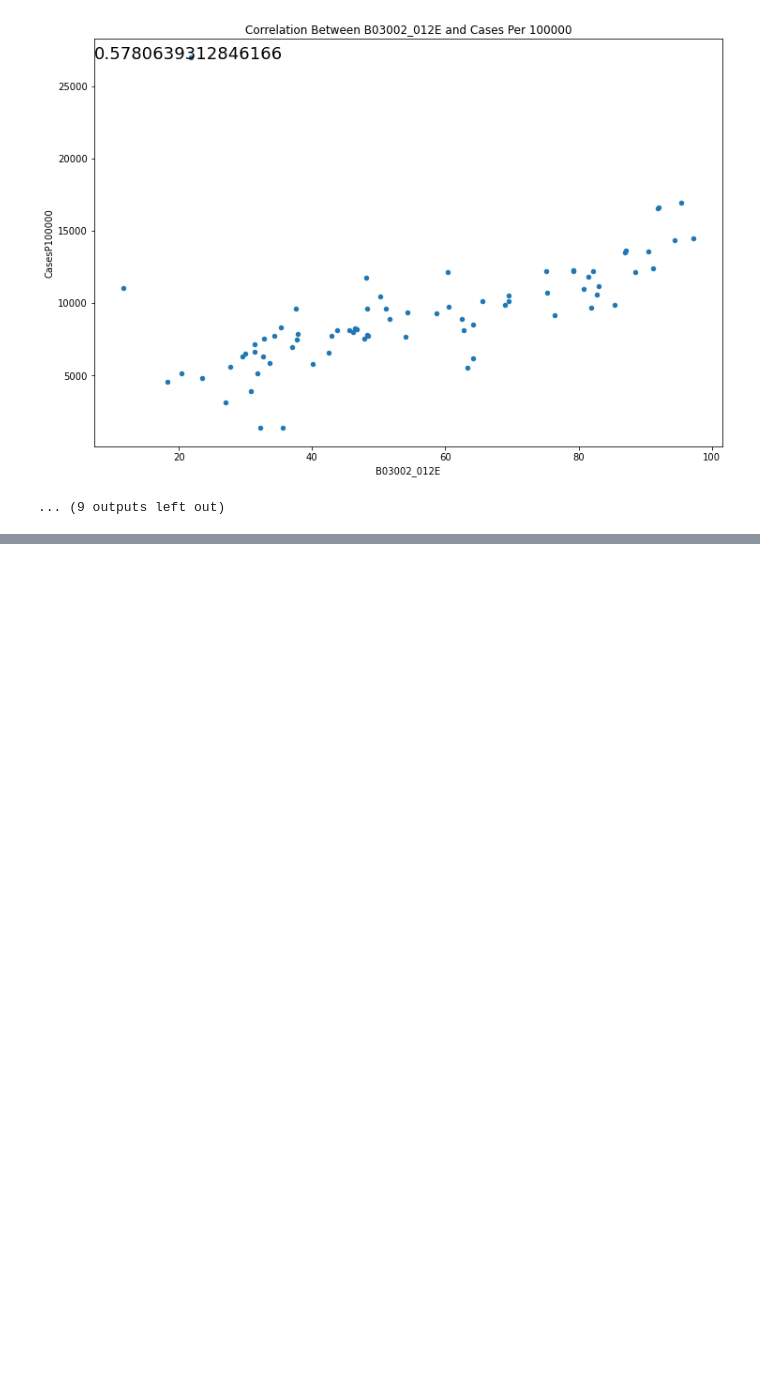
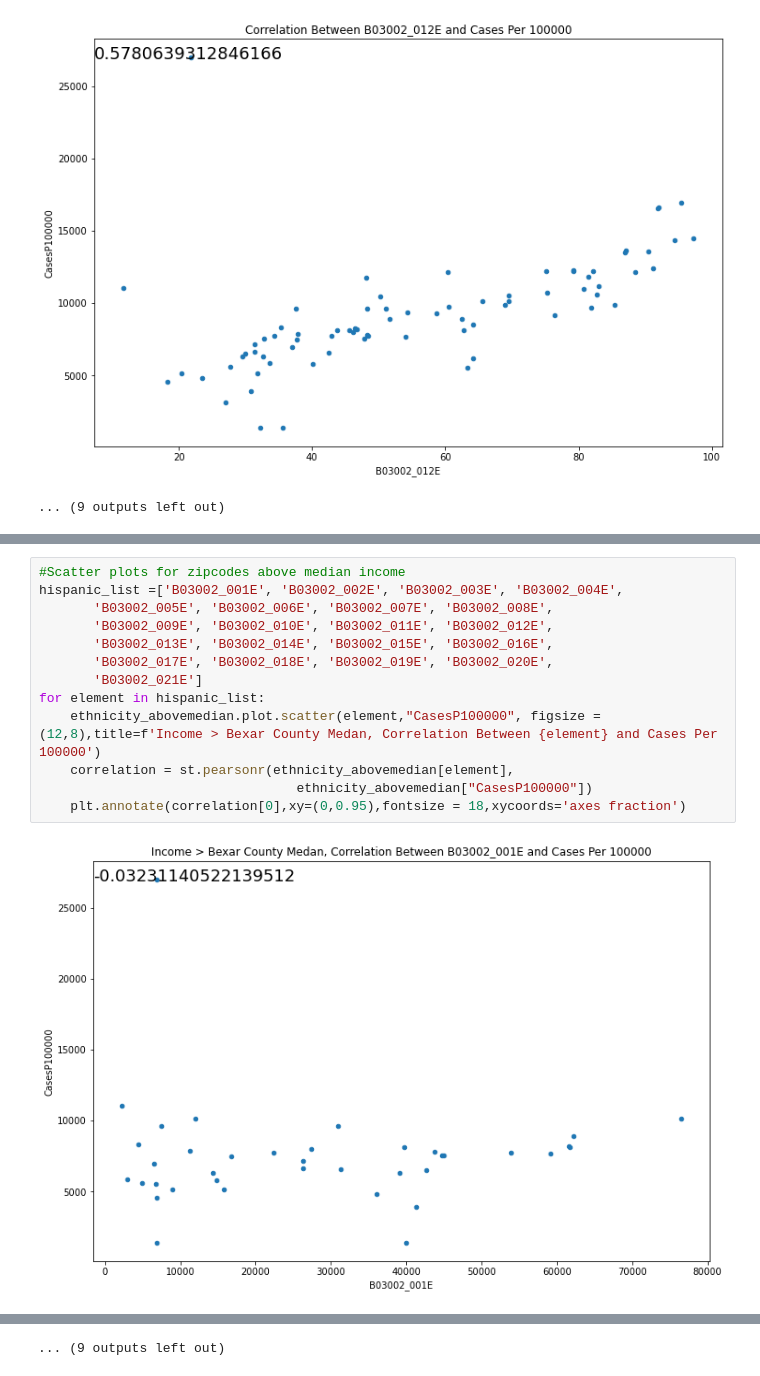
Before and after one commit to bakerv/COVID19, a Jupyter notebook: RaceCensusDataPull.ipynb, the cells around one changed output, grey strips where cells are left out. Drawn from its saved outputs; the diff is of its cells as text; blank space fills up the shorter version.

```diff
--- a/RaceCensusDataPull.ipynb
+++ b/RaceCensusDataPull.ipynb
@@ -446,0 +528,15 @@ for element in hispanic_list:
+# %%
+#Scatter plots for zipcodes above median income
+hispanic_list =['B03002_001E', 'B03002_002E', 'B03002_003E', 'B03002_004E',
+       'B03002_005E', 'B03002_006E', 'B03002_007E', 'B03002_008E',
+       'B03002_009E', 'B03002_010E', 'B03002_011E', 'B03002_012E',
+       'B03002_013E', 'B03002_014E', 'B03002_015E', 'B03002_016E',
+       'B03002_017E', 'B03002_018E', 'B03002_019E', 'B03002_020E',
+       'B03002_021E']
+for element in hispanic_list:
+    ethnicity_abovemedian.plot.scatter(element,"CasesP100000", figsize = (12,8),title=f'Income > Bexar County Medan, Correlation Between {element} and Cases Per 100000')
+    correlation = st.pearsonr(ethnicity_abovemedian[element],
+                                 ethnicity_abovemedian["CasesP100000"])
+    plt.annotate(correlation[0],xy=(0,0.95),fontsize = 18,xycoords='axes fraction')
+# %% [output]
+[figure, added]
@@ -446,0 +554 @@ for element in hispanic_list:
+... (9 outputs left out)
```
Also changed, not shown: parts of 7 cells of this notebook.
